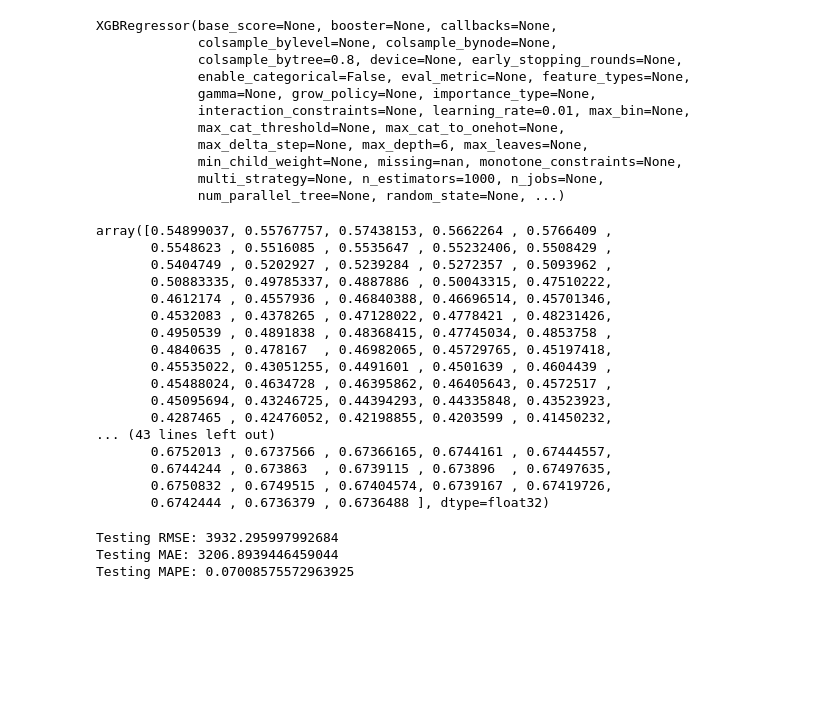
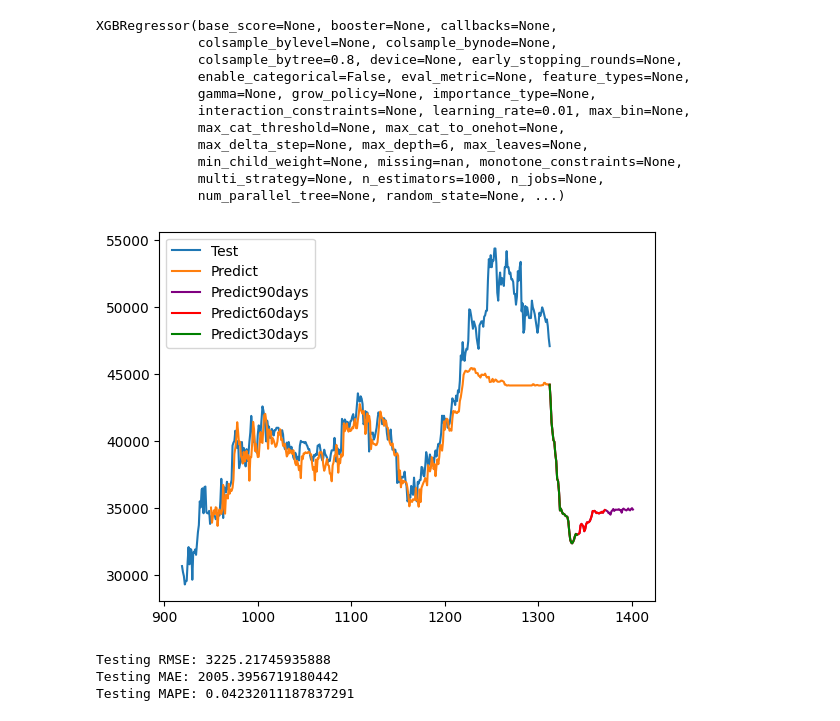
Before and after one commit to UIT21522539/IS403_O22_HTCL_09, a Jupyter notebook: Model/XGBoost/XGBoost-BID-7-3.ipynb, the cells around one changed output. Cells and saved outputs as stored; diff of their text form; code cells hidden in the pictures; blank space fills up the shorter version.

```diff
--- a/Model/XGBoost/XGBoost-BID-7-3.ipynb
+++ b/Model/XGBoost/XGBoost-BID-7-3.ipynb
@@ -10,7 +8,6 @@ import xgboost as xgb
 # %%
 # Read the dataset
-df = pd.read_csv('../Dataset/BID-Historical-Data_Group-9.csv',index_col='Date', parse_dates=True)
-df.dropna() #Drop missing value
+df = pd.read_csv('../../Dataset/BID-Historical-Data_Group-9.csv',index_col='Date', parse_dates=True)
 df = df.sort_values(by='Date', ascending=True)
 df =df.reset_index(drop=True) #Reset the index
 print(df)
@@ -144,7 +103,7 @@ def create_dataset(dataset, time_step=1):
 	return np.array(dataX), np.array(dataY)
 
 # b. Reshape into X=t,t+1,t+2..t+99 and Y=t+100
-time_step = 100
+time_step = 30
 X_train, y_train = create_dataset(train_data, time_step)
 X_test, y_test = create_dataset(test_data, time_step)
 # %%
@@ -182,24 +141,9 @@ XGBRegressor(base_score=None, booster=None, callbacks=None,
              multi_strategy=None, n_estimators=1000, n_jobs=None,
              num_parallel_tree=None, random_state=None, ...)
 # %%
-# 7. Dự báo dữ liệu test, val
+# Dự báo dữ liệu test, val
 y_pred=model.predict(X_test)
-y_pred
+
+#  inverse transform the scaled ytest data back to its original scale.
+y_pred = scaler.inverse_transform(y_pred.reshape(-1,1))
+y_test = scaler.inverse_transform(y_test.reshape(-1,1))
-# %% [output]
-array([0.54899037, 0.55767757, 0.57438153, 0.5662264 , 0.5766409 ,
-       0.5548623 , 0.5516085 , 0.5535647 , 0.55232406, 0.5508429 ,
-       0.5404749 , 0.5202927 , 0.5239284 , 0.5272357 , 0.5093962 ,
-       0.50883335, 0.49785337, 0.4887886 , 0.50043315, 0.47510222,
-       0.4612174 , 0.4557936 , 0.46840388, 0.46696514, 0.45701346,
-       0.4532083 , 0.4378265 , 0.47128022, 0.4778421 , 0.48231426,
-       0.4950539 , 0.4891838 , 0.48368415, 0.47745034, 0.4853758 ,
-       0.4840635 , 0.478167  , 0.46982065, 0.45729765, 0.45197418,
-       0.45535022, 0.43051255, 0.4491601 , 0.4501639 , 0.4604439 ,
-       0.45488024, 0.4634728 , 0.46395862, 0.46405643, 0.4572517 ,
-       0.45095694, 0.43246725, 0.44394293, 0.44335848, 0.43523923,
-       0.4287465 , 0.42476052, 0.42198855, 0.4203599 , 0.41450232,
-... (43 lines left out)
-       0.6752013 , 0.6737566 , 0.67366165, 0.6744161 , 0.67444557,
-       0.6744244 , 0.673863  , 0.6739115 , 0.673896  , 0.67497635,
-       0.6750832 , 0.6749515 , 0.67404574, 0.6739167 , 0.67419726,
-       0.6742444 , 0.6736379 , 0.6736488 ], dtype=float32)
@@ -210,17 +249,41 @@ y_test_ = scaler.inverse_transform(y_test.reshape(-1,1))
+# %%
+# Convert the prediction lists to NumPy arrays and reshape them
+lst_output90 = np.array(lst_output90).reshape(-1, 1)
+lst_output60 = np.array(lst_output60).reshape(-1, 1)
+lst_output30 = np.array(lst_output30).reshape(-1, 1)
+# %%
+
+
+test_data_index = pd.RangeIndex(start=train_size, stop=train_size+test_size, step=1)
+plt.plot(test_data_index, scaler.inverse_transform(test_data))
+
+test_data_index = pd.RangeIndex(start=train_size+time_step+1, stop=train_size+test_size, step=1)
+plt.plot(test_data_index, (y_pred))
+
+predict_data_index_90 = pd.RangeIndex(start=len(df1)-1, stop=len(df1)+89, step=1)
+plt.plot(predict_data_index_90,scaler.inverse_transform(lst_output90), color='purple')
+predict_data_index_60 = pd.RangeIndex(start=len(df1)-1, stop=len(df1)+59, step=1)
+plt.plot(predict_data_index_60,scaler.inverse_transform(lst_output60), color='red')
+predict_data_index_30 = pd.RangeIndex(start=len(df1)-1, stop=len(df1)+29, step=1)
+plt.plot(predict_data_index_30,scaler.inverse_transform(lst_output30), color='green')
+plt.legend(['Test','Predict','Predict90days', 'Predict60days', 'Predict30days'])
+
+plt.show()
+# %% [output]
+[figure, added]
 # %%
-
 # 12. Đánh giá độ chính xác thuật toán
-test_rmse = np.sqrt(np.mean((y_pred_ - y_test_)**2))
+test_rmse = np.sqrt(np.mean((y_pred - y_test)**2))
 print('Testing RMSE:', test_rmse)
 
 from sklearn.metrics import mean_absolute_error
-test_mae = mean_absolute_error(y_test_, y_pred_)
+test_mae = mean_absolute_error(y_test, y_pred)
 print('Testing MAE:', test_mae)
 
 from sklearn.metrics import mean_absolute_percentage_error
-test_mape = mean_absolute_percentage_error(y_test_, y_pred_)
+test_mape = mean_absolute_percentage_error(y_test, y_pred)
 print('Testing MAPE:', test_mape)
 # %% [output]
-Testing RMSE: 3932.295997992684
-Testing MAE: 3206.8939446459044
-Testing MAPE: 0.07008575572963925
+Testing RMSE: 3225.21745935888
+Testing MAE: 2005.3956719180442
+Testing MAPE: 0.04232011187837291
```
Also changed, not shown: parts of 17 cells of this notebook, 18 other files.
